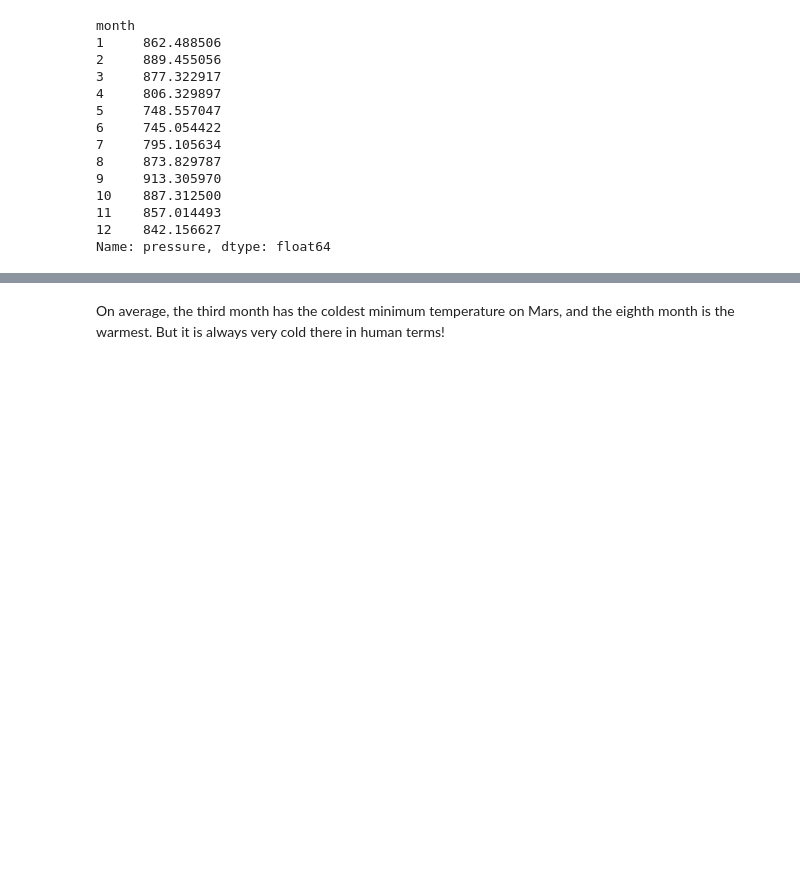
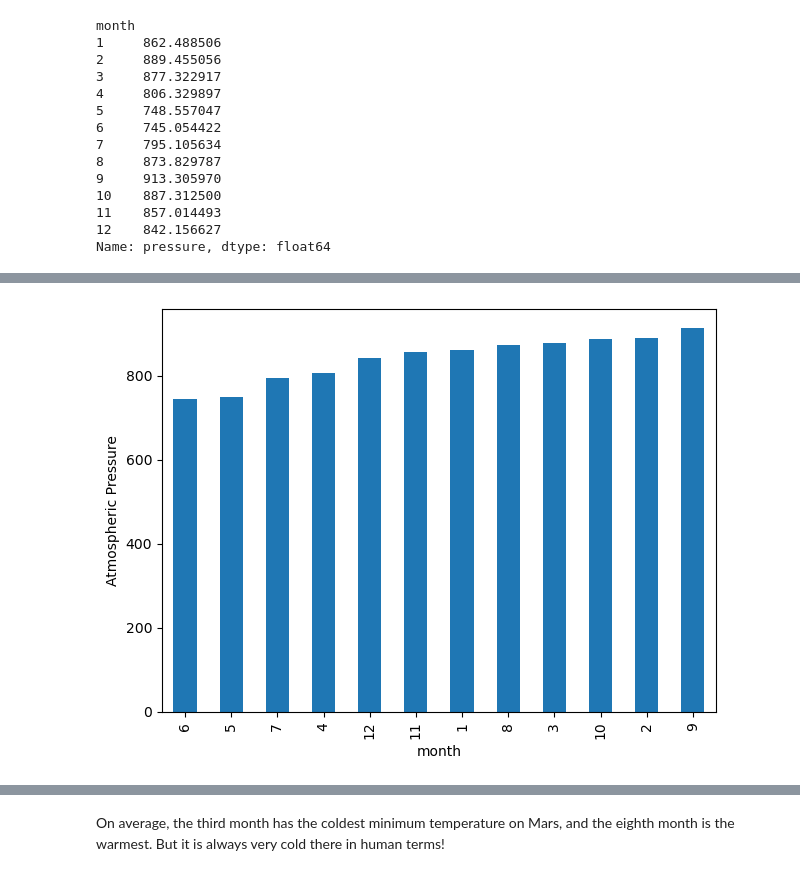
Before and after one commit to GarrettSteenwyk/web-scraping-challenge, a Jupyter notebook: mars_scrape/part_2_mars_weather.ipynb, the cells around one changed output, grey strips where cells are left out. Cells and saved outputs as stored; diff of their text form; code cells hidden in the pictures; blank space fills up the shorter version.

```diff
--- a/mars_scrape/part_2_mars_weather.ipynb
+++ b/mars_scrape/part_2_mars_weather.ipynb
@@ -204,5 +198,7 @@ Name: min_temp, dtype: float64
 # %%
 # 4. Average pressure by Martian month
+pressure_by_month = mars_weather_df.groupby('month')['pressure'].mean()
+pressure_by_month
 # %% [output]
 month
 1     862.488506
@@ -225,2 +217,14 @@ Name: pressure, dtype: float64
+# %%
+# Plot the average pressure by month
+new_pressure_by_month = pressure_by_month.sort_values(ascending=True)
+
+avg_pressure_bar = new_pressure_by_month.plot(kind='bar')
+avg_pressure_bar.set_xlabel("month")
+avg_pressure_bar.set_ylabel("Atmospheric Pressure")
+
+plt.tight_layout()
+plt.show()
+# %% [output]
+[figure, added]
 # %%
 # 5. How many terrestrial (earth) days are there in a Martian year?
```
Also changed, not shown: parts of 14 cells of this notebook, 1 other file.
